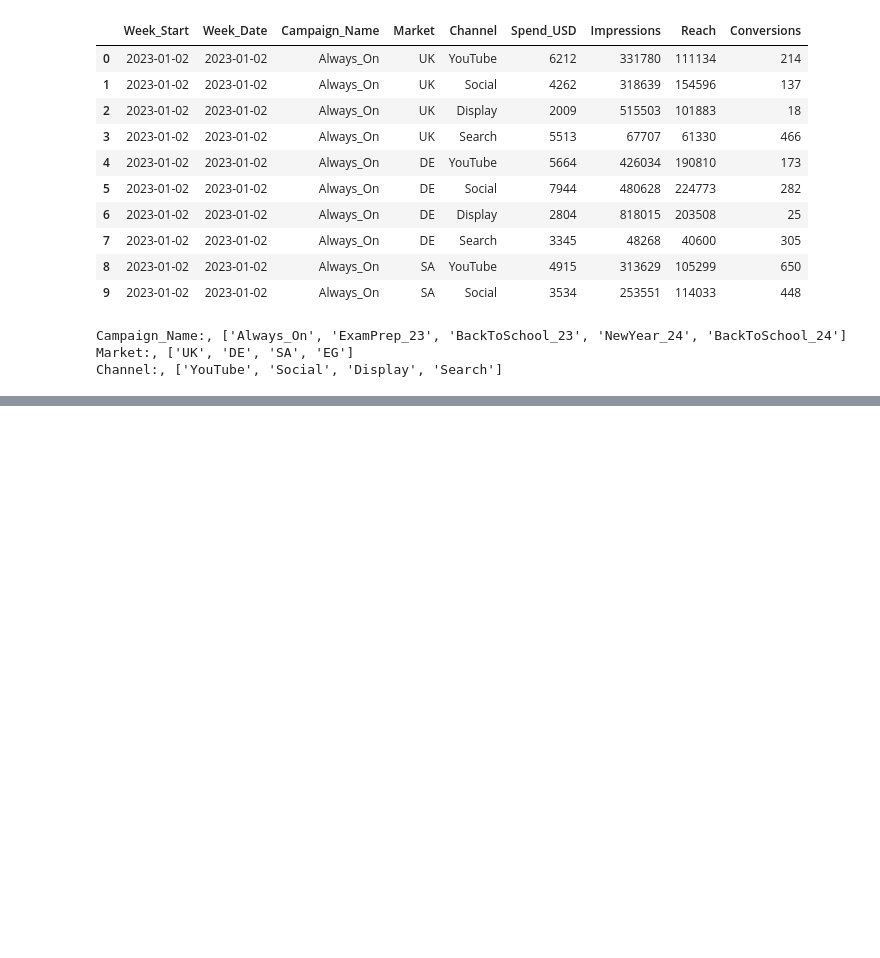
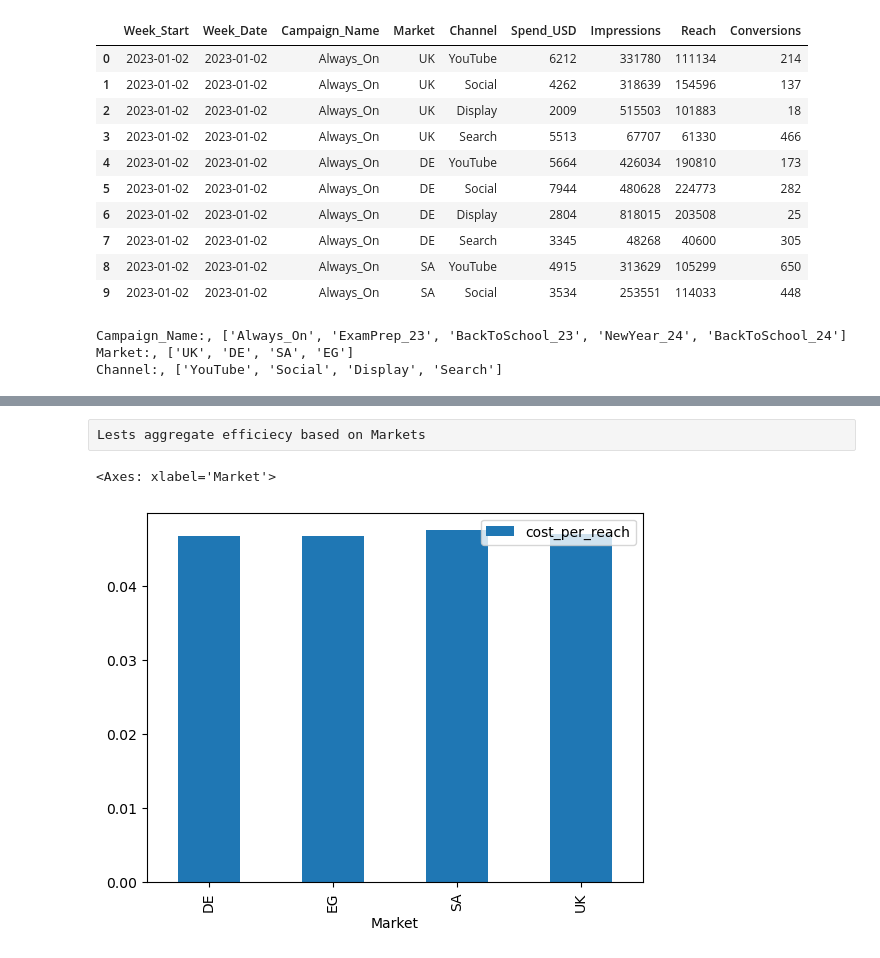
Before and after one commit to winniechebet/DigData-X-Google-GeminiPro-Marketing-Campaign-Analysis, a Jupyter notebook: campaign_data_inspection.ipynb, the cells around one changed output, grey strips where cells are left out. Saved outputs shown, nothing was run; the diff lists cells and outputs as text; code cells hidden in the pictures; blank space fills up the shorter version.

Commit message:
Analysis of cost efficiency across Reach, Impression, & Conversion - Skewed Data

```diff
--- a/campaign_data_inspection.ipynb
+++ b/campaign_data_inspection.ipynb
@@ -67,0 +106,4 @@ Name: count, dtype: int64
+# %%
+campaign_data["cost_per_reach"] = campaign_data["Spend_USD"]/campaign_data["Reach"]
+campaign_data["cost_per_conversion"] = campaign_data["Spend_USD"]/campaign_data["Conversions"]
+campaign_data["cost_per_impression"] = campaign_data["Spend_USD"]/campaign_data["Impressions"]
@@ -67,0 +124,8 @@ Name: count, dtype: int64
+# %% [raw]
+Lests aggregate efficiecy based on Markets
+# %%
+cpr_market_wise = pd.pivot_table(campaign_data, "cost_per_reach", "Market", aggfunc="mean")
+cpr_market_wise.plot(kind="bar")
+# %% [output]
+<Axes: xlabel='Market'>
+[figure, added]
```
Also changed, not shown: parts of 36 cells of this notebook.
